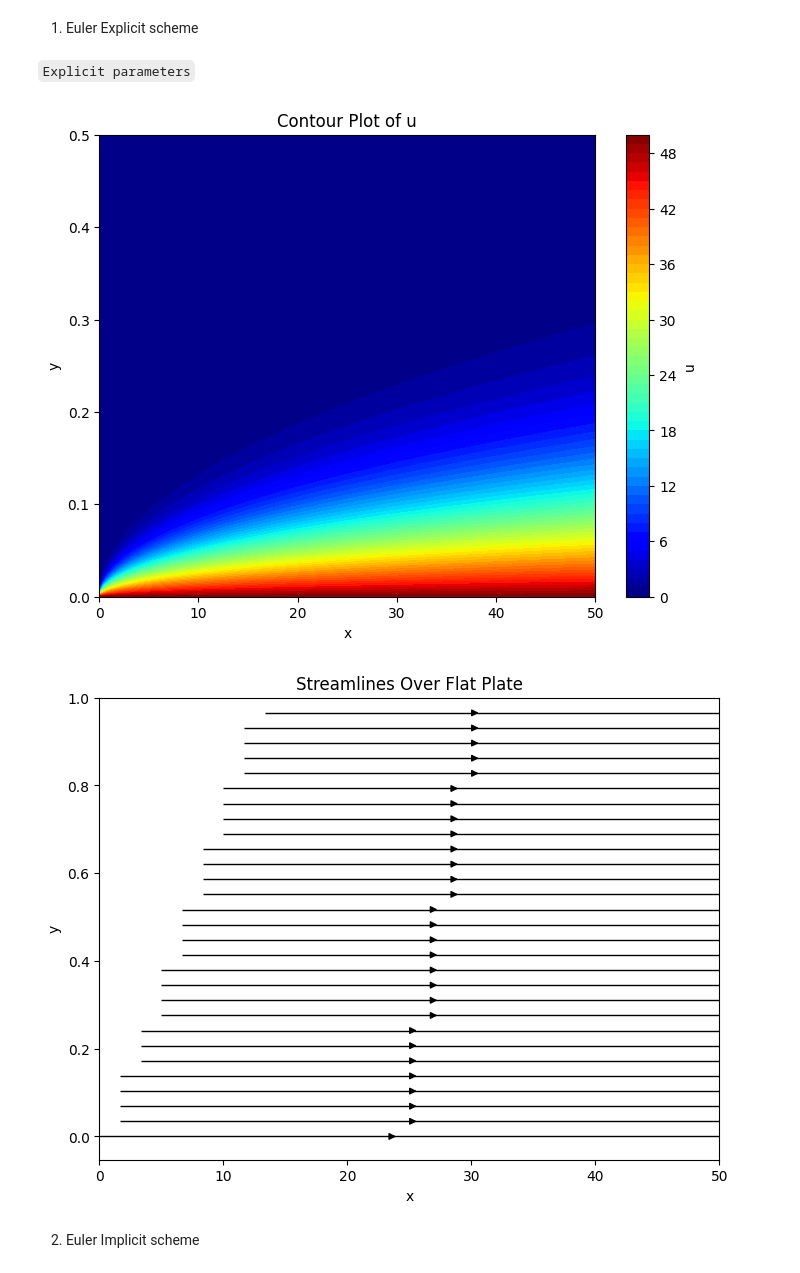
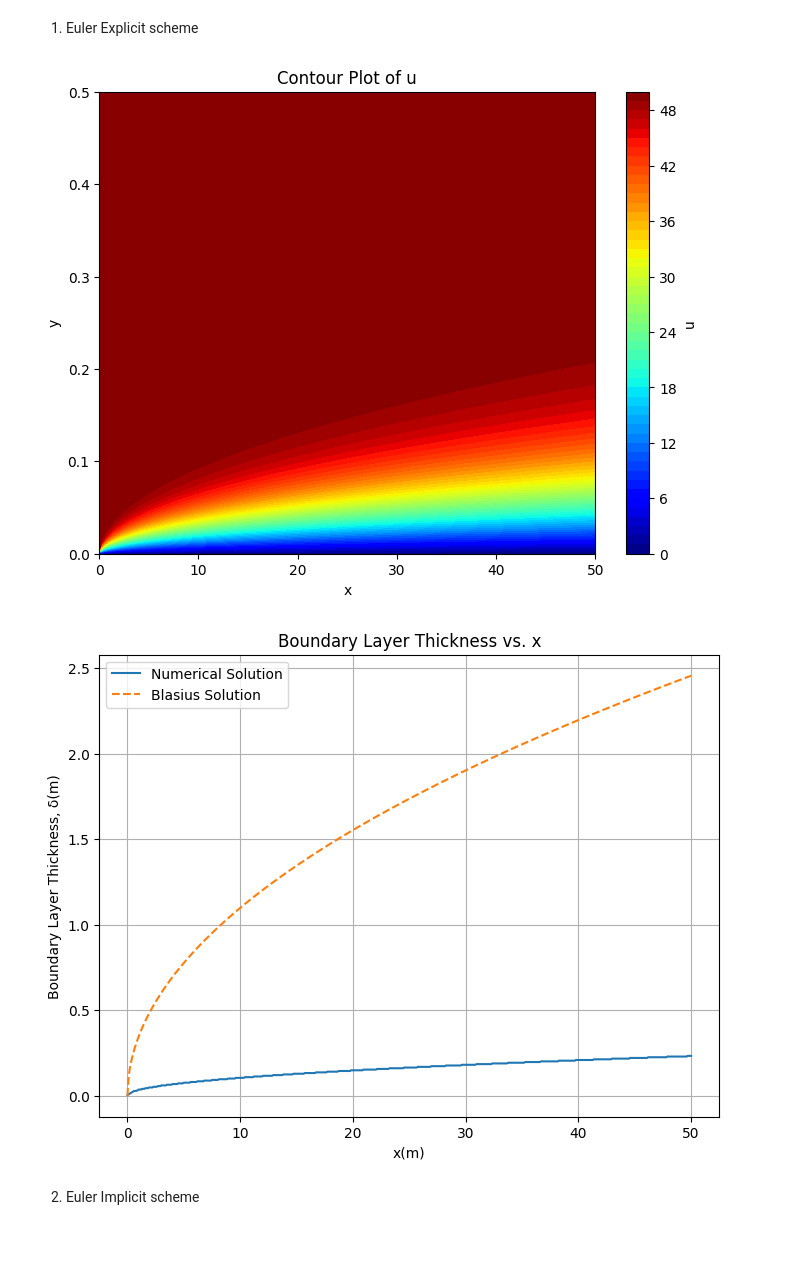
Before and after one commit to VardanMittal/Computational-Fluid-Dynamics, a Jupyter notebook: Projects/Project2/main.ipynb, the cells around one changed output. Saved outputs shown, nothing was run; the diff lists cells and outputs as text; code cells hidden in the pictures; blank space fills up the shorter version.

```diff
--- a/Projects/Project2/main.ipynb
+++ b/Projects/Project2/main.ipynb
@@ -44,32 +85,45 @@ def streamlines(x,y,u,v):
 # %% [markdown]
 1. Euler Explicit scheme
-# %%
-dy = Ly / (ny - 1)
-dx = (dy**2)/(2 *nu)
-
-## Boundry conditions
-u[:, 0] = U_inf
-u[:, -1] = 0
-v[:, 0] = 0
-v[0, :] = 0
-# %% [markdown]
-`Explicit parameters`
 # %%
-for i in range(1, nx):
-    un = u[i-1, :].copy()
+def EulerExplicitScheme():
 
-    for j in range(1, ny-1):
-        v[i, j] = v[i, j-1] - (dy / (2 * dx)) * (u[i-1, j] - un[j])
+    dy = Ly / (ny - 1)
+    dx = 0.99 * (dy**2)/(2 *nu)
 
-        u[i, j] = un[j] + dx * (
-            -v[i, j] * (un[j+1] - un[j-1]) / (2 * dy)
-            + nu * (un[j+1] - 2 * un[j] + un[j-1]) / dy**2
-        )
+    # Boundary Conditions
+    u[:, 0] = 0  # No-slip condition at the wall
+    u[:, -1] = U_inf  # Inlet condition at the top edge
+    v[:, 0] = 0  # No penetration at the wall (bottom)
+    v[0, :] = 0  # No penetration at the leading edge
 
-contourPlot(x,y,u)
-streamlines(x,y,u,v)
+    for i in range(1, nx):
+        un = u[i-1, :].copy()
+        vn = v[i-1, :].copy()
+
+        for j in range(1, ny-1):
+            v[i, j] = v[i, j-1] - ((u[i-1, j] - un[j])/ (2 * dx)) * dy
+
+            u[i, j] = un[j] + dx * (
+                -v[i, j] * (un[j+1] - un[j-1]) / (2 * dy)
+                + nu * (un[j+1] - 2 * un[j] + un[j-1]) / dy**2
+            )
+    return u, vn
-# %% [output]
-[figure, removed]
-[figure, removed]
+# %%
+u,vn = EulerExplicitScheme()
+# %%
+contourPlot(x,y,u , 'u')
+# %% [output]
+[figure, added]
+# %%
+delta = np.zeros(nx)
+for i in range(nx):
+    delta_idx = np.where(u[i, :] >= 0.99 * U_inf)[0]
+    if len(delta_idx) > 0:
+        delta[i] = y[delta_idx[0]]
+    else:
+        delta[i] = Ly
+boundryLayerThikness(x,delta)
+# %% [output]
+[figure, added]
 # %% [markdown]
 2.  Euler Implicit scheme
```
Also changed, not shown: parts of 11 cells of this notebook, 1 other file.
